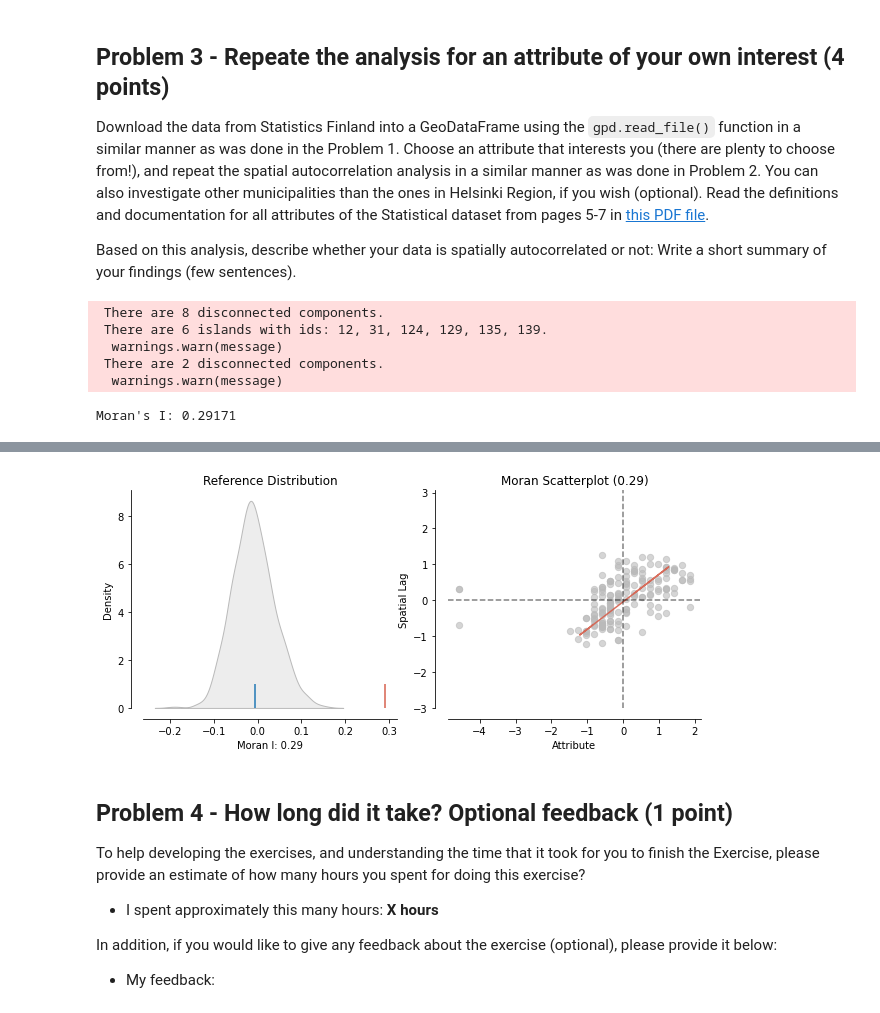
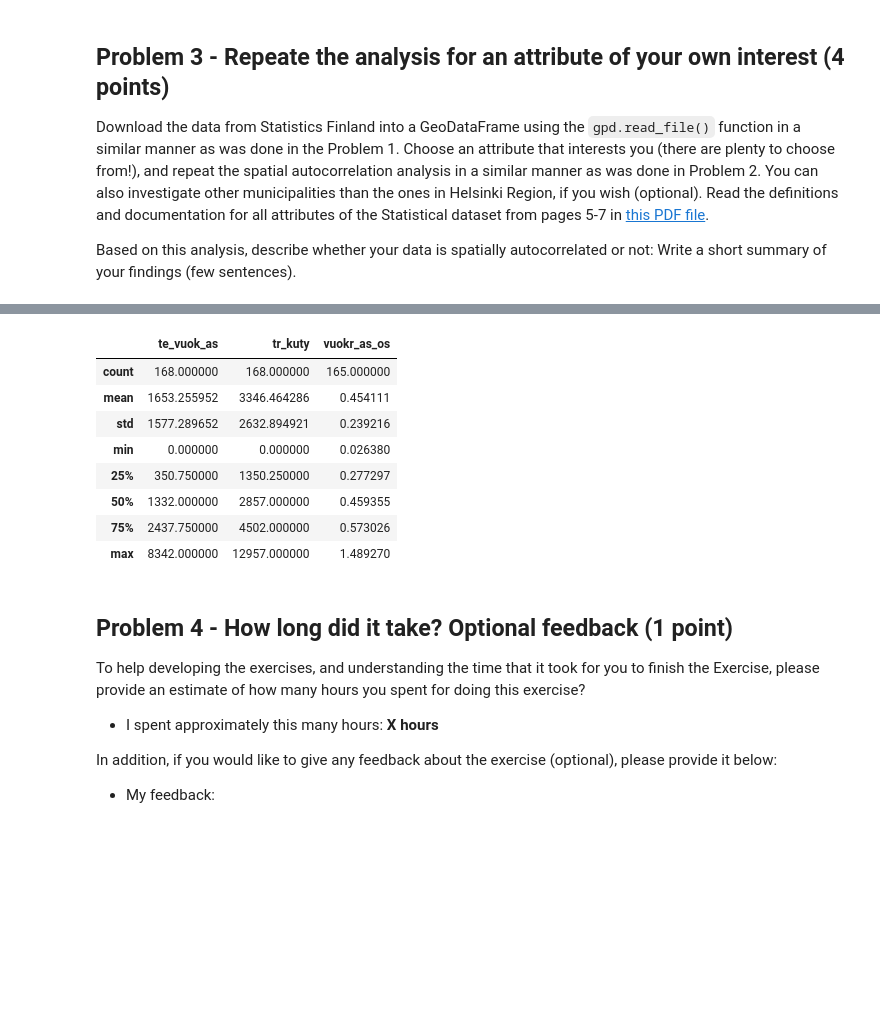
Before and after one commit to Spatial-Analytics-2021/exercise-2-laripernu, a Jupyter notebook: Exercise-2.ipynb, the cells around one changed output, grey strips where cells are left out. Saved outputs shown, nothing was run; the diff lists cells and outputs as text; code cells hidden in the pictures; blank space fills up the shorter version.

```diff
--- a/Exercise-2.ipynb
+++ b/Exercise-2.ipynb
@@ -182,6 +182,9 @@ Download the data from Statistics Finland into a GeoDataFrame using the `gpd.rea
 
 Based on this analysis, describe whether your data is spatially autocorrelated or not: Write a short summary of your findings (few sentences).
 # %%
+import numpy as np
+import pandas as pd
+
 # URL for postal code level data from Statistics Finland
 url = "http://geo.stat.fi/geoserver/postialue/wfs?request=GetFeature&typename=postialue:pno_tilasto_2020&outputformat=JSON"
 
@@ -198,34 +201,39 @@ hr_gdf = gdf[gdf['kunta'].isin(municipalities)]
 hr_gdf.reset_index(drop=True, inplace=True)
 
 # Drop all other columns except "geometry", "pt_vakiy" and "postinumeroalue"
-#hr_gdf = hr_gdf[["geometry", "tr_ktu", "tr_mtu", "postinumeroalue"]]
+hr_gdf = hr_gdf[["geometry", "te_vuok_as", "tr_kuty", "postinumeroalue"]]
+
+# Calculate the population density into a column "pop_density_km2" for each postal code (pop per square kilometer)
+hr_gdf["vuokr_as_os"] = hr_gdf["te_vuok_as"]/hr_gdf["tr_kuty"]
+
+# Some areas have NaN as the value, lets drop them,
+
+# FIX THIS
+
+drop_indices = np.where(pd.isnull(hr_gdf["vuokr_as_os"]))
+for i in drop_indices[0]:
+    hr_gdf.drop(i, 0)
+
+hr_gdf.describe()
 
 # Create spatial weights based on how the boundaries of our postal code areas touch each other. Create the weights based on the data GeoDataFrame using Queen contiguity
 # and store the resulting weights into a variable w.
-w = libpysal.weights.contiguity.Queen.from_dataframe(hr_gdf)
+#w = libpysal.weights.contiguity.Queen.from_dataframe(hr_gdf)
 
 # Drop possible islands
-hr_gdf_drop_islands = hr_gdf.drop(w.islands)
-hr_gdf_drop_islands.reset_index(drop=True, inplace=True)
-w = libpysal.weights.contiguity.Queen.from_dataframe(hr_gdf_drop_islands)
+#hr_gdf_drop_islands = hr_gdf.drop(w.islands)
+#hr_gdf_drop_islands.reset_index(drop=True, inplace=True)
+#w = libpysal.weights.contiguity.Queen.from_dataframe(hr_gdf_drop_islands)
 
 # Row standardize the weights by using w.transform.
-w.transform = 'r'
+#w.transform = 'r'
 
 # Calculate the Moran's I based on the population density and using the spatial weights that we created in the previous step
-mi = esda.moran.Moran(hr_gdf_drop_islands["te_takk"], w, two_tailed=False)
+#mi = esda.moran.Moran(hr_gdf_drop_islands["vuokr_as_os"], w, two_tailed=False)
 
 # What is the global Moran's I for our data?
-print("Moran's I: {:.5f}".format(mi.I))
+#print("Moran's I: {:.5f}".format(mi.I))
 
 # Create a Moran plot based on our data that allows us to investigate the spatial autocorrelation visually. For doing this, you can use a plot_moran() -function from pysal's splot submodule. Sanity check: if everything is correct Moran plot should produce something like following (Moran's I value is hidden):
-plot_moran(mi)
-
-hr_gdf_drop_islands.explore("te_takk")
+#plot_moran(mi)
 # %% [output]
- There are 8 disconnected components.
- There are 6 islands with ids: 12, 31, 124, 129, 135, 139.
-  warnings.warn(message)
- There are 2 disconnected components.
-  warnings.warn(message)
-Moran's I: 0.29171
@@ -233,4 +240,12 @@ Moran's I: 0.29171
-[figure, removed]
+|  | te_vuok_as | tr_kuty | vuokr_as_os |
+| count | 168.000000 | 168.000000 | 165.000000 |
+| mean | 1653.255952 | 3346.464286 | 0.454111 |
+| std | 1577.289652 | 2632.894921 | 0.239216 |
+| min | 0.000000 | 0.000000 | 0.026380 |
+| 25% | 350.750000 | 1350.250000 | 0.277297 |
+| 50% | 1332.000000 | 2857.000000 | 0.459355 |
+| 75% | 2437.750000 | 4502.000000 | 0.573026 |
+| max | 8342.000000 | 12957.000000 | 1.489270 |
 # %% [markdown]
 ## Problem 4 - How long did it take? Optional feedback (1 point)
 
```
Also changed, not shown: parts of 2 cells of this notebook.
